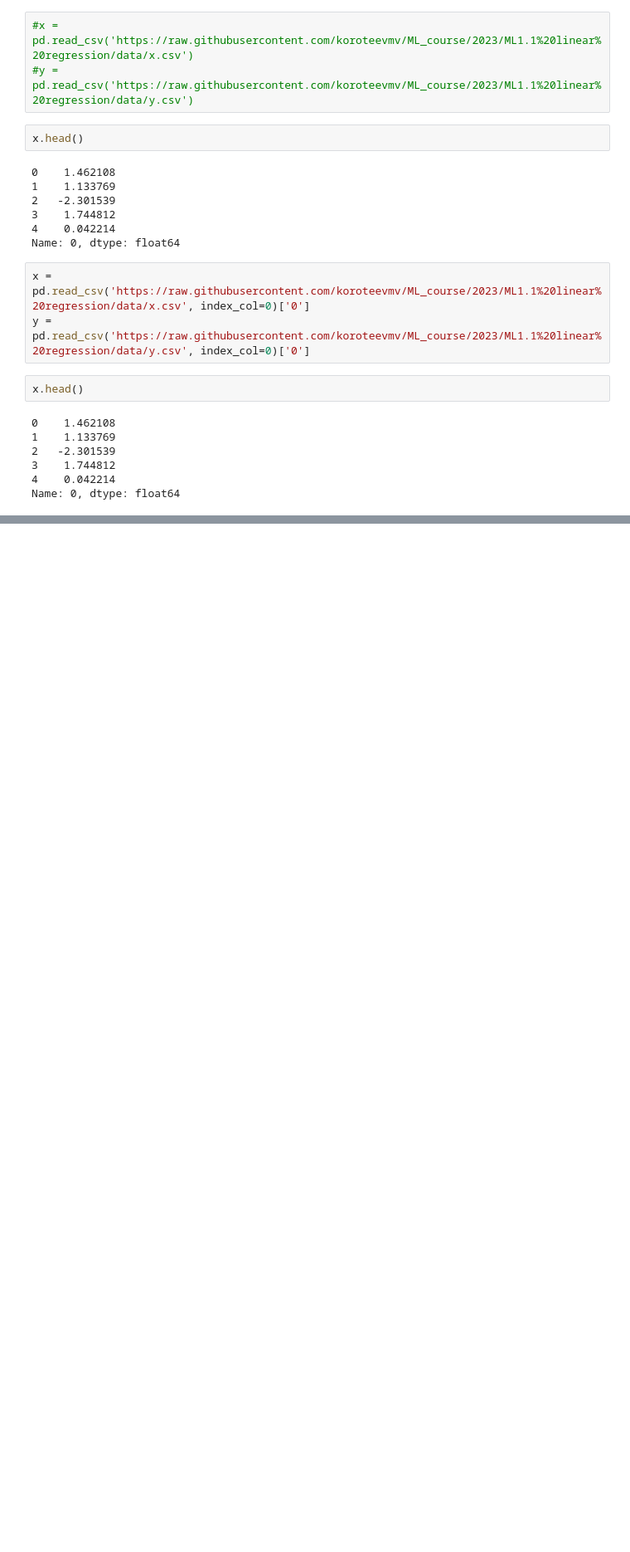
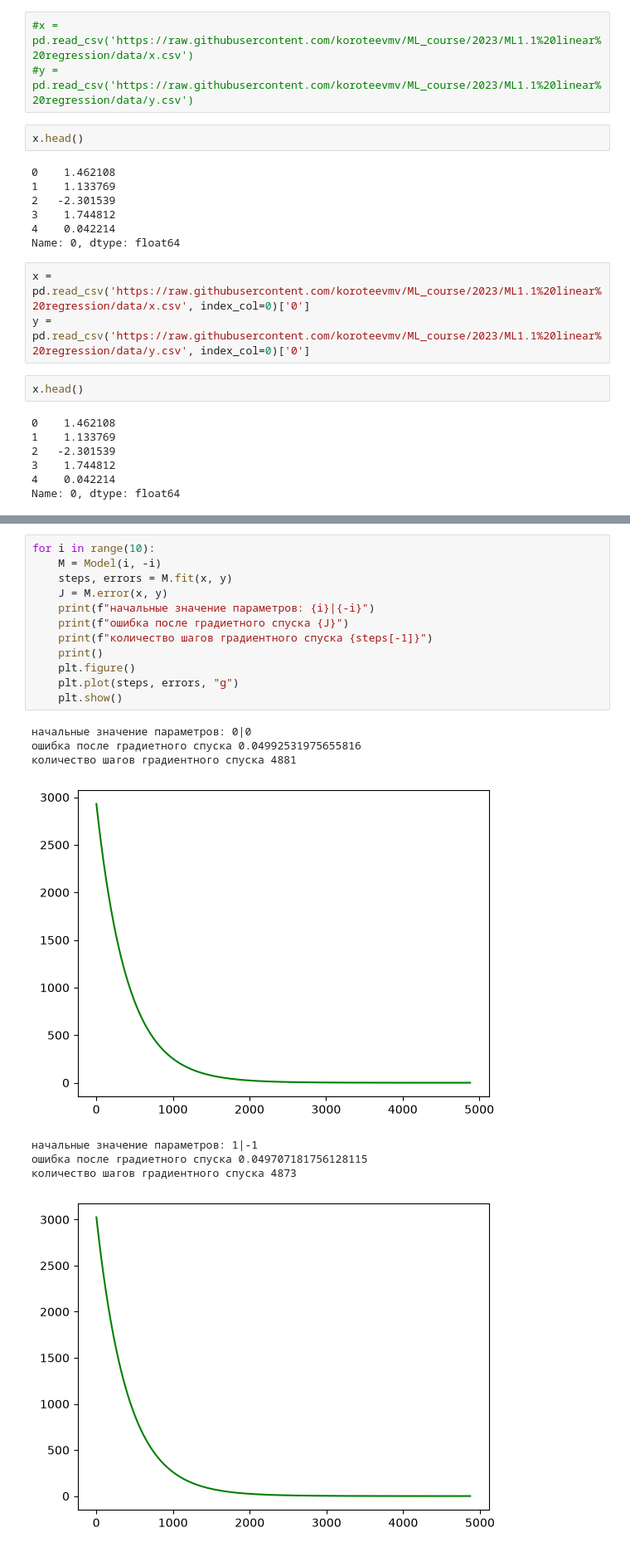
Before and after one commit to exodushka/fa, a Jupyter notebook: ml/prac/prac3.ipynb, the cells around one changed output, grey strips where cells are left out. Shown at 83% size. Drawn from its saved outputs; the diff is of its cells as text; blank space fills up the shorter version.

```diff
--- a/ml/prac/prac3.ipynb
+++ b/ml/prac/prac3.ipynb
@@ -113,0 +102,21 @@ plt.show()
+# %%
+for i in range(10):
+    M = Model(i, -i)
+    steps, errors = M.fit(x, y)
+    J = M.error(x, y)
+    print(f"начальные значение параметров: {i}|{-i}")
+    print(f"ошибка после градиетного спуска {J}")
+    print(f"количество шагов градиентного спуска {steps[-1]}")
+    print()
+    plt.figure()
+    plt.plot(steps, errors, "g")
+    plt.show()
+# %% [output]
+начальные значение параметров: 0|0
+ошибка после градиетного спуска 0.04992531975655816
+количество шагов градиентного спуска 4881
+[figure, added]
+начальные значение параметров: 1|-1
+ошибка после градиетного спуска 0.049707181756128115
+количество шагов градиентного спуска 4873
+[figure, added]
```
Also changed, not shown: parts of 11 cells of this notebook.
